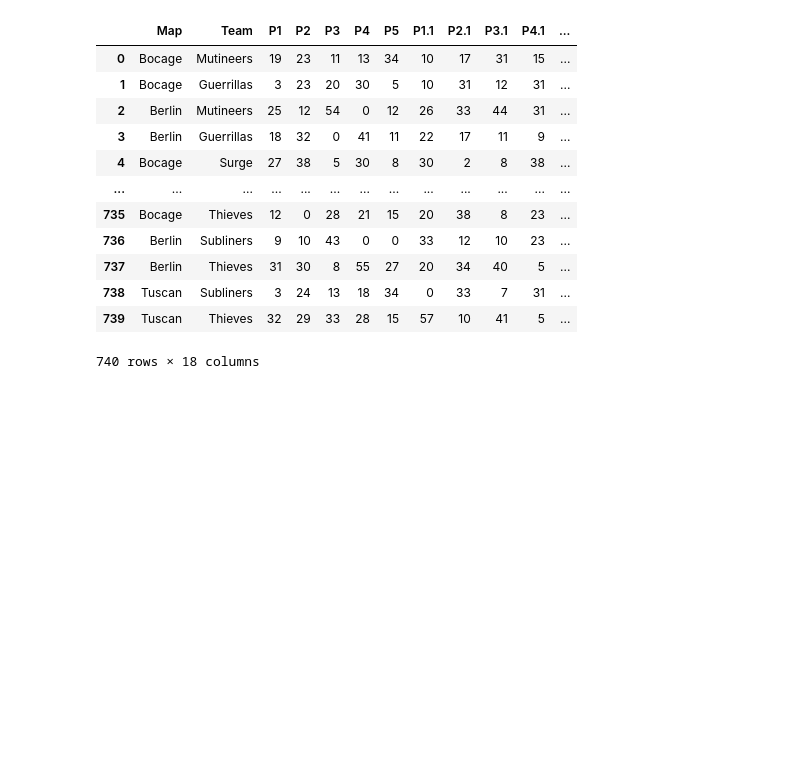
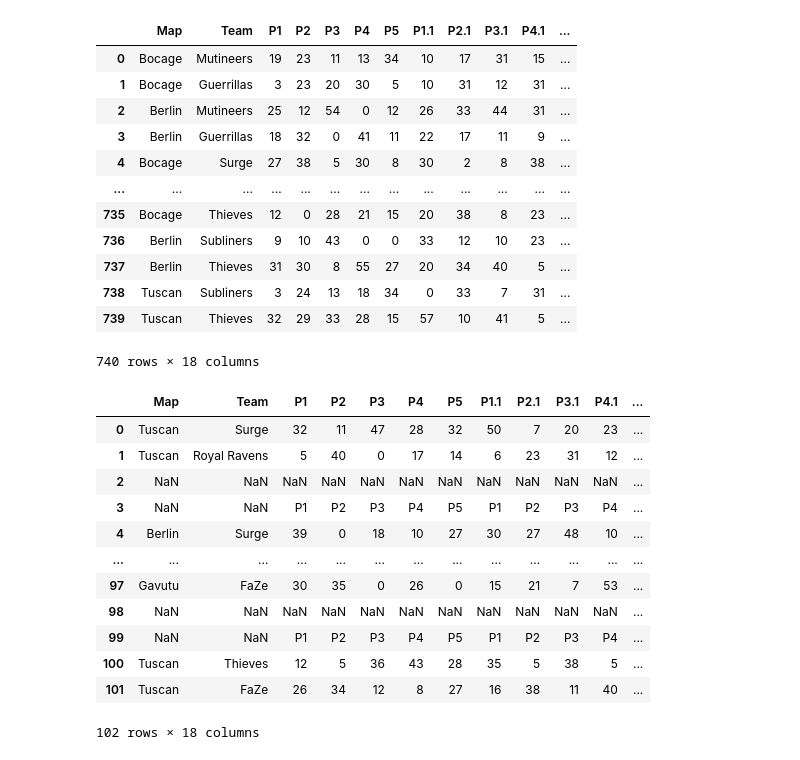
Before and after one commit to SpencerReno/CDL_Analytics, a Jupyter notebook: HP_data_maker.ipynb, the cells around one changed output. Drawn from its saved outputs; the diff is of its cells as text; code cells hidden in the pictures; blank space fills up the shorter version.

```diff
--- a/HP_data_maker.ipynb
+++ b/HP_data_maker.ipynb
@@ -73,0 +89,16 @@ final_data.to_csv('./data_files/HP_final.csv', index=False)
+# %%
+data[:102]
+# %% [output]
+|  | Map | Team | P1 | P2 | P3 | P4 | P5 | P1.1 | P2.1 | P3.1 | P4.1 | ... |
+| 0 | Tuscan | Surge | 32 | 11 | 47 | 28 | 32 | 50 | 7 | 20 | 23 | ... |
+| 1 | Tuscan | Royal Ravens | 5 | 40 | 0 | 17 | 14 | 6 | 23 | 31 | 12 | ... |
+| 2 | NaN | NaN | NaN | NaN | NaN | NaN | NaN | NaN | NaN | NaN | NaN | ... |
+| 3 | NaN | NaN | P1 | P2 | P3 | P4 | P5 | P1 | P2 | P3 | P4 | ... |
+| 4 | Berlin | Surge | 39 | 0 | 18 | 10 | 27 | 30 | 27 | 48 | 10 | ... |
+| ... | ... | ... | ... | ... | ... | ... | ... | ... | ... | ... | ... | ... |
+| 97 | Gavutu | FaZe | 30 | 35 | 0 | 26 | 0 | 15 | 21 | 7 | 53 | ... |
+| 98 | NaN | NaN | NaN | NaN | NaN | NaN | NaN | NaN | NaN | NaN | NaN | ... |
+| 99 | NaN | NaN | P1 | P2 | P3 | P4 | P5 | P1 | P2 | P3 | P4 | ... |
+| 100 | Tuscan | Thieves | 12 | 5 | 36 | 43 | 28 | 35 | 5 | 38 | 5 | ... |
+| 101 | Tuscan | FaZe | 26 | 34 | 12 | 8 | 27 | 16 | 38 | 11 | 40 | ... |
+102 rows × 18 columns
```
Also changed, not shown: parts of 7 cells of this notebook.
